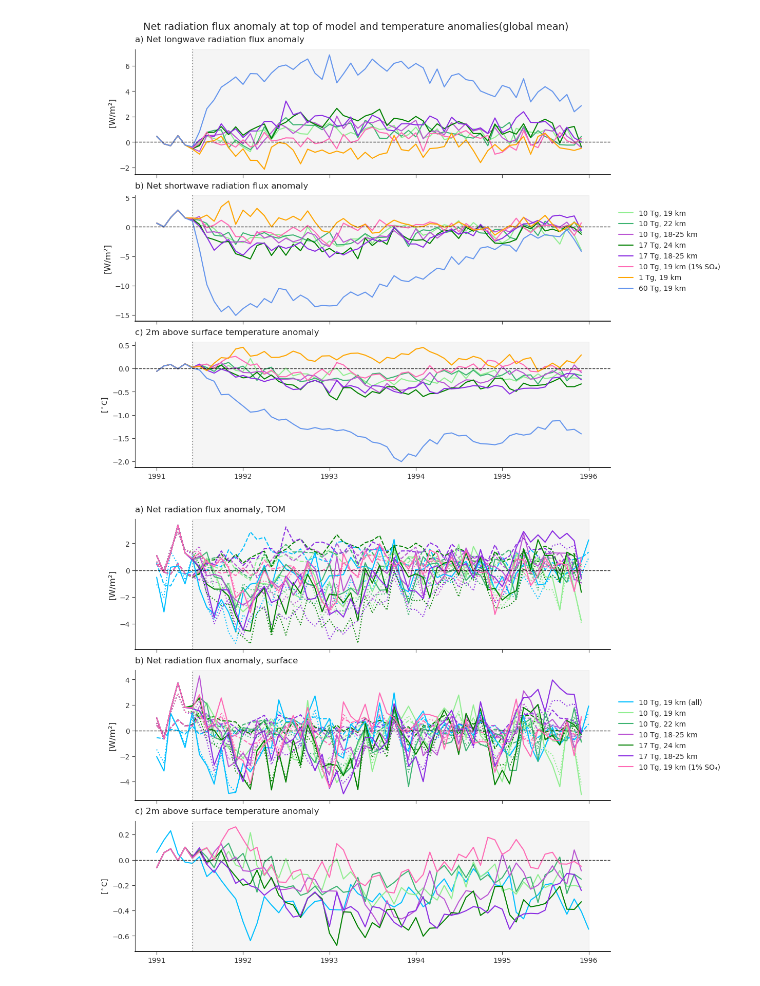
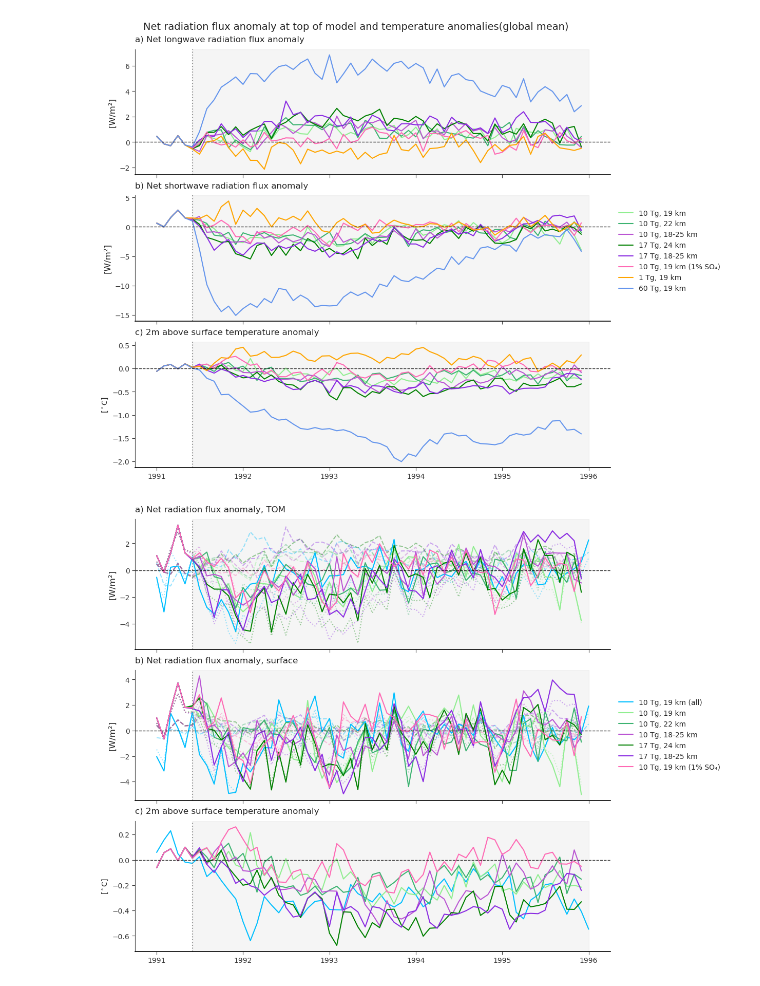
Before and after one commit to EliHHogemo/master_thesis, a Jupyter notebook: radiation.ipynb, the cells around one changed output. Saved outputs shown, nothing was run; the diff lists cells and outputs as text; code cells hidden in the pictures.

```diff
--- a/radiation.ipynb
+++ b/radiation.ipynb
@@ -679,24 +679,24 @@ xtick_labels = [str(y) for y in range(1991, 1997)]
 
 fig, (ax_top, ax_surf, ax_t) = plt.subplots(3, 1, figsize=(10, 9), sharex=True, constrained_layout=True)
 
-ax_top.plot(netlwtom_anom.time, netlwtom_anom, color = "deepskyblue", lw=1.5, linestyle = "--")
-ax_top.plot(netlwtom_19_c_anom.time, netlwtom_19_c_anom,color="lightgreen", lw=1.5, linestyle = "--")
-ax_top.plot(netlwtom_22_anom.time, netlwtom_22_anom,color="mediumseagreen", lw=1.5, linestyle = "--")
-ax_top.plot(netlwtom_1825_anom.time, netlwtom_1825_anom,color="mediumorchid", lw=1.5, linestyle = "--")
-ax_top.plot(netlwtom_24_anom.time, netlwtom_24_anom,color="green", lw=1.5, linestyle = "--")
-ax_top.plot(netlwtom_1825_17tg_anom.time, netlwtom_1825_17tg_anom,color="blueviolet", lw=1.5, linestyle = "--")
-ax_top.plot(netlwtom_1pr_anom.time, netlwtom_1pr_anom,color="hotpink", lw=1.5, linestyle = "--")
+ax_top.plot(netlwtom_anom.time, netlwtom_anom, color = "deepskyblue", lw=1.5, linestyle = "--", alpha=0.4)
+ax_top.plot(netlwtom_19_c_anom.time, netlwtom_19_c_anom,color="lightgreen", lw=1.5, linestyle = "--", alpha=0.4)
+ax_top.plot(netlwtom_22_anom.time, netlwtom_22_anom,color="mediumseagreen", lw=1.5, linestyle = "--", alpha=0.4)
+ax_top.plot(netlwtom_1825_anom.time, netlwtom_1825_anom,color="mediumorchid", lw=1.5, linestyle = "--", alpha=0.4)
+ax_top.plot(netlwtom_24_anom.time, netlwtom_24_anom,color="green", lw=1.5, linestyle = "--", alpha=0.4)
+ax_top.plot(netlwtom_1825_17tg_anom.time, netlwtom_1825_17tg_anom,color="blueviolet", lw=1.5, linestyle = "--", alpha=0.4)
+ax_top.plot(netlwtom_1pr_anom.time, netlwtom_1pr_anom,color="hotpink", lw=1.5, linestyle = "--", alpha=0.4)
 #ax_top.plot(netlwtom_1tg_anom.time, netlwtom_1tg_anom,color="orange", lw=1.5, linestyle = "--")
 #ax_top.plot(netlwtom_60tg_anom.time, netlwtom_60tg_anom,color="cornflowerblue", lw=1.5, linestyle = "--")
 ax_top.set_ylabel("[W/m²]", fontsize=12)
 
-ax_top.plot(netswtom_anom.time, netswtom_anom, color = "deepskyblue", lw=1.5, linestyle = ":")
-ax_top.plot(netswtom_19_c_anom.time, netswtom_19_c_anom,color="lightgreen", lw=1.5, linestyle = ":")
-ax_top.plot(netswtom_22_anom.time, netswtom_22_anom,color="mediumseagreen", lw=1.5, linestyle = ":")
-ax_top.plot(netswtom_1825_anom.time, netswtom_1825_anom,color="mediumorchid", lw=1.5, linestyle = ":")
-ax_top.plot(netswtom_24_anom.time, netswtom_24_anom,color="green", lw=1.5, linestyle = ":")
-ax_top.plot(netswtom_1825_17tg_anom.time, netswtom_1825_17tg_anom,color="blueviolet", lw=1.5, linestyle = ":")
-ax_top.plot(netswtom_1pr_anom.time, netswtom_1pr_anom,color="hotpink", lw=1.5, linestyle = ":")
+ax_top.plot(netswtom_anom.time, netswtom_anom, color = "deepskyblue", lw=1.5, linestyle = ":", alpha=0.4)
+ax_top.plot(netswtom_19_c_anom.time, netswtom_19_c_anom,color="lightgreen", lw=1.5, linestyle = ":", alpha=0.4)
+ax_top.plot(netswtom_22_anom.time, netswtom_22_anom,color="mediumseagreen", lw=1.5, linestyle = ":", alpha=0.4)
+ax_top.plot(netswtom_1825_anom.time, netswtom_1825_anom,color="mediumorchid", lw=1.5, linestyle = ":", alpha=0.4)
+ax_top.plot(netswtom_24_anom.time, netswtom_24_anom,color="green", lw=1.5, linestyle = ":", alpha=0.4)
+ax_top.plot(netswtom_1825_17tg_anom.time, netswtom_1825_17tg_anom,color="blueviolet", lw=1.5, linestyle = ":", alpha=0.4)
+ax_top.plot(netswtom_1pr_anom.time, netswtom_1pr_anom,color="hotpink", lw=1.5, linestyle = ":", alpha=0.4)
 #ax_top.plot(netswtom_1tg_anom.time, netswtom_1tg_anom,color="orange", lw = 1.5, linestyle = ":")
 #ax_top.plot(netswtom_60tg_anom.time, netswtom_60tg_anom,color="cornflowerblue", lw=1.5, linestyle = ":")
 ax_top.set_ylabel("[W/m²]", fontsize=12)
@@ -712,24 +712,24 @@ ax_top.plot(total_tom_1pr.time, total_tom_1pr,color="hotpink", lw=1.5)
 #ax_top.plot(total_tom_60tg.time, total_tom_60tg,color="cornflowerblue", lw=1.5)
 ax_top.set_ylabel("[W/m²]", fontsize=12)
 
-ax_surf.plot(netlwsurf_anom.time, netlwsurf_anom, color = "deepskyblue", lw=1.5, linestyle = "--")
-ax_surf.plot(netlwsurf_19_c_anom.time, netlwsurf_19_c_anom,color="lightgreen", lw=1.5, linestyle = "--")
-ax_surf.plot(netlwsurf_22_anom.time, netlwsurf_22_anom,color="mediumseagreen", lw=1.5, linestyle = "--")
-ax_surf.plot(netlwsurf_1825_anom.time, netlwsurf_1825_anom,color="mediumorchid", lw=1.5, linestyle = "--")
-ax_surf.plot(netlwsurf_24_anom.time, netlwsurf_24_anom,color="green", lw=1.5, linestyle = "--")
-ax_surf.plot(netlwsurf_1825_17tg_anom.time, netlwsurf_1825_17tg_anom,color="blueviolet", lw=1.5, linestyle = "--")
-ax_surf.plot(netlwsurf_1pr_anom.time, netlwsurf_1pr_anom,color="hotpink", lw=1.5, linestyle = "--")
+ax_surf.plot(netlwsurf_anom.time, netlwsurf_anom, color = "deepskyblue", lw=1.5, linestyle = "--", alpha=0.4)
+ax_surf.plot(netlwsurf_19_c_anom.time, netlwsurf_19_c_anom,color="lightgreen", lw=1.5, linestyle = "--", alpha=0.4)
+ax_surf.plot(netlwsurf_22_anom.time, netlwsurf_22_anom,color="mediumseagreen", lw=1.5, linestyle = "--", alpha=0.4)
+ax_surf.plot(netlwsurf_1825_anom.time, netlwsurf_1825_anom,color="mediumorchid", lw=1.5, linestyle = "--", alpha=0.4)
+ax_surf.plot(netlwsurf_24_anom.time, netlwsurf_24_anom,color="green", lw=1.5, linestyle = "--", alpha=0.4)
+ax_surf.plot(netlwsurf_1825_17tg_anom.time, netlwsurf_1825_17tg_anom,color="blueviolet", lw=1.5, linestyle = "--", alpha=0.4)
+ax_surf.plot(netlwsurf_1pr_anom.time, netlwsurf_1pr_anom,color="hotpink", lw=1.5, linestyle = "--", alpha=0.4)
 #ax_surf.plot(netlwsurf_1tg_anom.time, netlwsurf_1tg_anom,color="orange", lw=1.5, linestyle = "--")
 #ax_surf.plot(netlwsurf_60tg_anom.time, netlwsurf_60tg_anom,color="cornflowerblue", lw=1.5, linestyle = "--")
 ax_surf.set_ylabel("[W/m²]", fontsize=12)
 
-ax_surf.plot(netswsurf_anom.time, netswsurf_anom, color = "deepskyblue", lw=1.5, linestyle = ":")
-ax_surf.plot(netswsurf_19_c_anom.time, netswsurf_19_c_anom,color="lightgreen", lw=1.5, linestyle = ":")
-ax_surf.plot(netswsurf_22_anom.time, netswsurf_22_anom,color="mediumseagreen", lw=1.5, linestyle = ":")
-ax_surf.plot(netswsurf_1825_anom.time, netswsurf_1825_anom,color="mediumorchid", lw=1.5, linestyle = ":")
-ax_surf.plot(netswsurf_24_anom.time, netswsurf_24_anom,color="green", lw=1.5, linestyle = ":")
-ax_surf.plot(netswsurf_1825_17tg_anom.time, netswsurf_1825_17tg_anom,color="blueviolet", lw=1.5, linestyle = ":")
-ax_surf.plot(netswsurf_1pr_anom.time, netswsurf_1pr_anom,color="hotpink", lw=1.5, linestyle = ":")
+ax_surf.plot(netswsurf_anom.time, netswsurf_anom, color = "deepskyblue", lw=1.5, linestyle = ":", alpha=0.4)
+ax_surf.plot(netswsurf_19_c_anom.time, netswsurf_19_c_anom,color="lightgreen", lw=1.5, linestyle = ":", alpha=0.4)
+ax_surf.plot(netswsurf_22_anom.time, netswsurf_22_anom,color="mediumseagreen", lw=1.5, linestyle = ":", alpha=0.4)
+ax_surf.plot(netswsurf_1825_anom.time, netswsurf_1825_anom,color="mediumorchid", lw=1.5, linestyle = ":", alpha=0.4)
+ax_surf.plot(netswsurf_24_anom.time, netswsurf_24_anom,color="green", lw=1.5, linestyle = ":", alpha=0.4)
+ax_surf.plot(netswsurf_1825_17tg_anom.time, netswsurf_1825_17tg_anom,color="blueviolet", lw=1.5, linestyle = ":", alpha=0.4)
+ax_surf.plot(netswsurf_1pr_anom.time, netswsurf_1pr_anom,color="hotpink", lw=1.5, linestyle = ":", alpha=0.4)
 #ax_surf.plot(netswsurf_1tg_anom.time, netswsurf_1tg_anom,color="orange", lw = 1.5, linestyle = ":")
 #ax_surf.plot(netswsurf_60tg_anom.time, netswsurf_60tg_anom,color="cornflowerblue", lw=1.5, linestyle = ":")
 ax_surf.set_ylabel("[W/m²]", fontsize=12)
@@ -758,34 +758,34 @@ ax_t.set_ylabel("[$^\circ$C]")
 
 axes = [ax_top, ax_surf, ax_t]
 titles = ["a) Net radiation flux anomaly, TOM", "b) Net radiation flux anomaly, surface", "c) 2m above surface temperature anomaly"]
 
 for i, ax in enumerate(axes):
     ax.axhline(0, color="black", lw=1.0, ls='--', alpha=0.8)
     ax.axvline(eruption_date, color='gray', ls = ":", alpha=0.8)
     ax.axvspan(eruption_date, cftime.DatetimeNoLeap(1996, 1, 1), color='gray', alpha=0.08, zorder=0)
     ax.tick_params(direction='out', length=4)
     ax.set_title(titles[i], loc='left', fontsize=12, pad=10)
 
     sns.despine(ax=ax)
 
 for ax in [ax_top, ax_surf, ax_t]:
     ax.set_xticks(xticks)
     ax.set_xticklabels(xtick_labels)
     ax.spines['bottom'].set_visible(True)
     ax.spines['bottom'].set_color('black')
     ax.spines['bottom'].set_linewidth(1.2)
 
 
 fig.legend(
     loc="center left",
     bbox_to_anchor=(1, 0.5),
     frameon=False,
     fontsize=10
 )
 
 plt.show()
 # %% [output]
-[figure, old version]
+[figure, new version]
 # %%
 sns.set_style("ticks")
 plt.rcParams['axes.edgecolor'] = '#333333'
```
Also changed, not shown: parts of 3 cells of this notebook, 1 other file.
